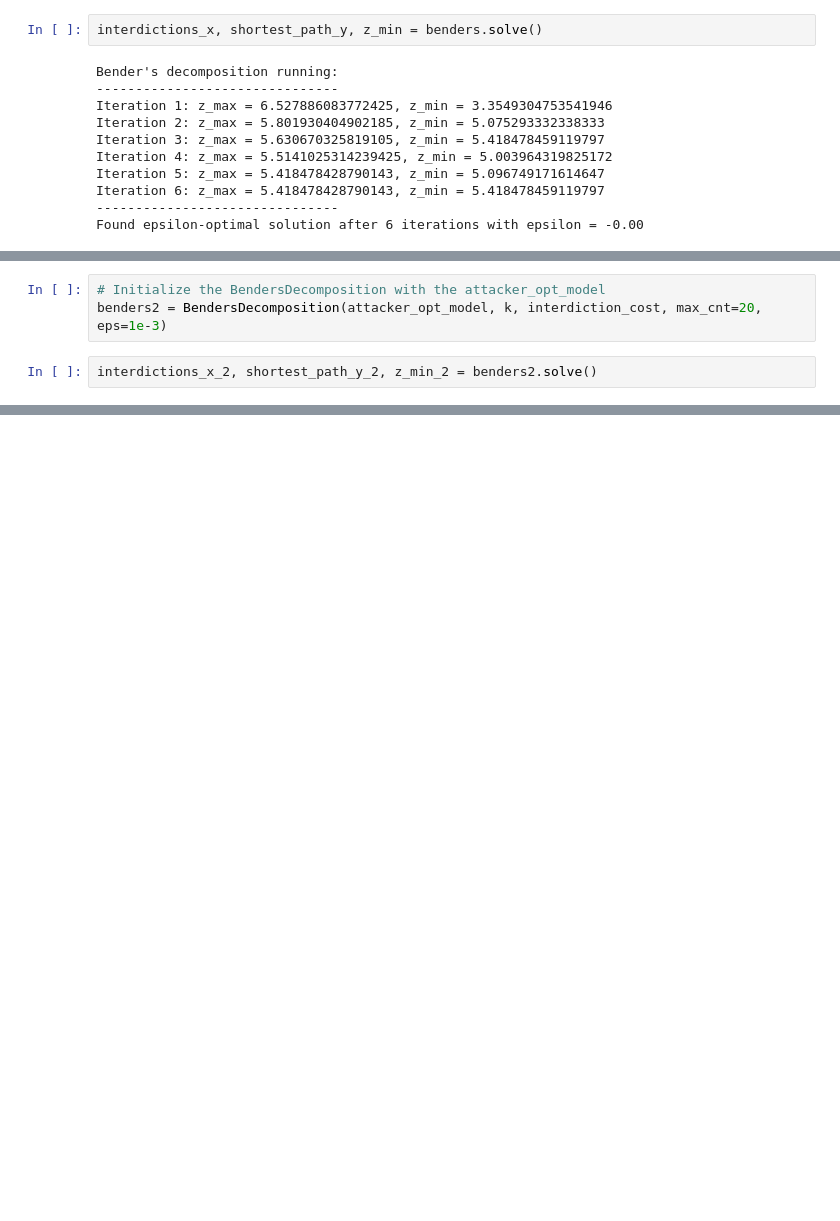
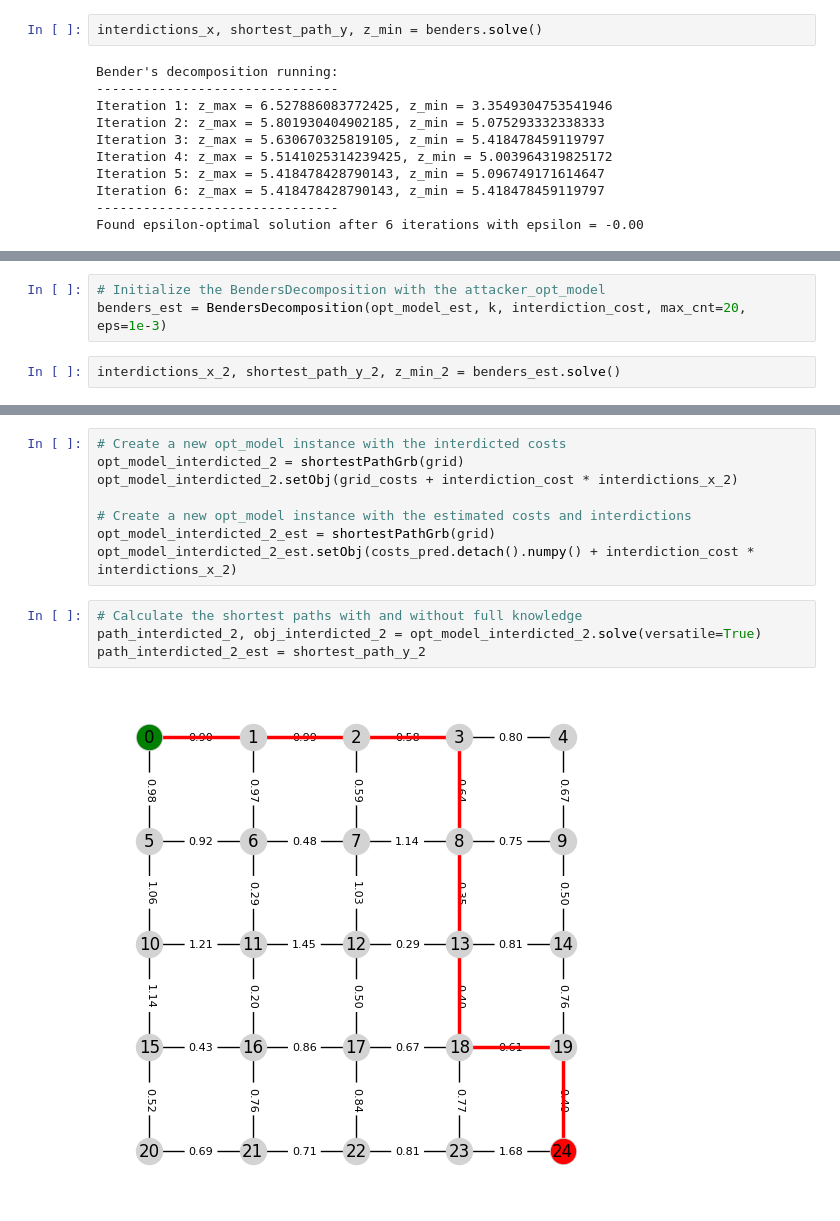
Before and after one commit to lucahart/DFL-for-Shortest-Path-Network-Interdiction, a Jupyter notebook: src/Notebooks/Game_A.ipynb, the cells around one changed output, grey strips where cells are left out. Saved outputs shown, nothing was run; the diff lists cells and outputs as text; blank space fills up the shorter version.

```diff
--- a/src/Notebooks/Game_A.ipynb
+++ b/src/Notebooks/Game_A.ipynb
@@ -228,8 +251,8 @@ New shortest path cost:         5.42
 # %%
 # Initialize the BendersDecomposition with the attacker_opt_model
-benders2 = BendersDecomposition(attacker_opt_model, k, interdiction_cost, max_cnt=20, eps=1e-3)
+benders_est = BendersDecomposition(opt_model_est, k, interdiction_cost, max_cnt=20, eps=1e-3)
 # %%
-interdictions_x_2, shortest_path_y_2, z_min_2 = benders2.solve()
+interdictions_x_2, shortest_path_y_2, z_min_2 = benders_est.solve()
 # %% [output]
 Bender's decomposition running:
 -------------------------------
@@ -249,3 +271,17 @@ grid.visualize(colored_edges=shortest_path_y_2, dashed_edges=interdictions_x_2)
+# %%
+# Create a new opt_model instance with the interdicted costs
+opt_model_interdicted_2 = shortestPathGrb(grid)
+opt_model_interdicted_2.setObj(grid_costs + interdiction_cost * interdictions_x_2)
+
+# Create a new opt_model instance with the estimated costs and interdictions
+opt_model_interdicted_2_est = shortestPathGrb(grid)
+opt_model_interdicted_2_est.setObj(costs_pred.detach().numpy() + interdiction_cost * interdictions_x_2)
+# %%
+# Calculate the shortest paths with and without full knowledge
+path_interdicted_2, obj_interdicted_2 = opt_model_interdicted_2.solve(versatile=True)
+path_interdicted_2_est = shortest_path_y_2
+# %% [output]
+[figure, added]
 # %%
 from tabulate import tabulate
 
```
Also changed, not shown: parts of 27 cells of this notebook, 1 other file.
